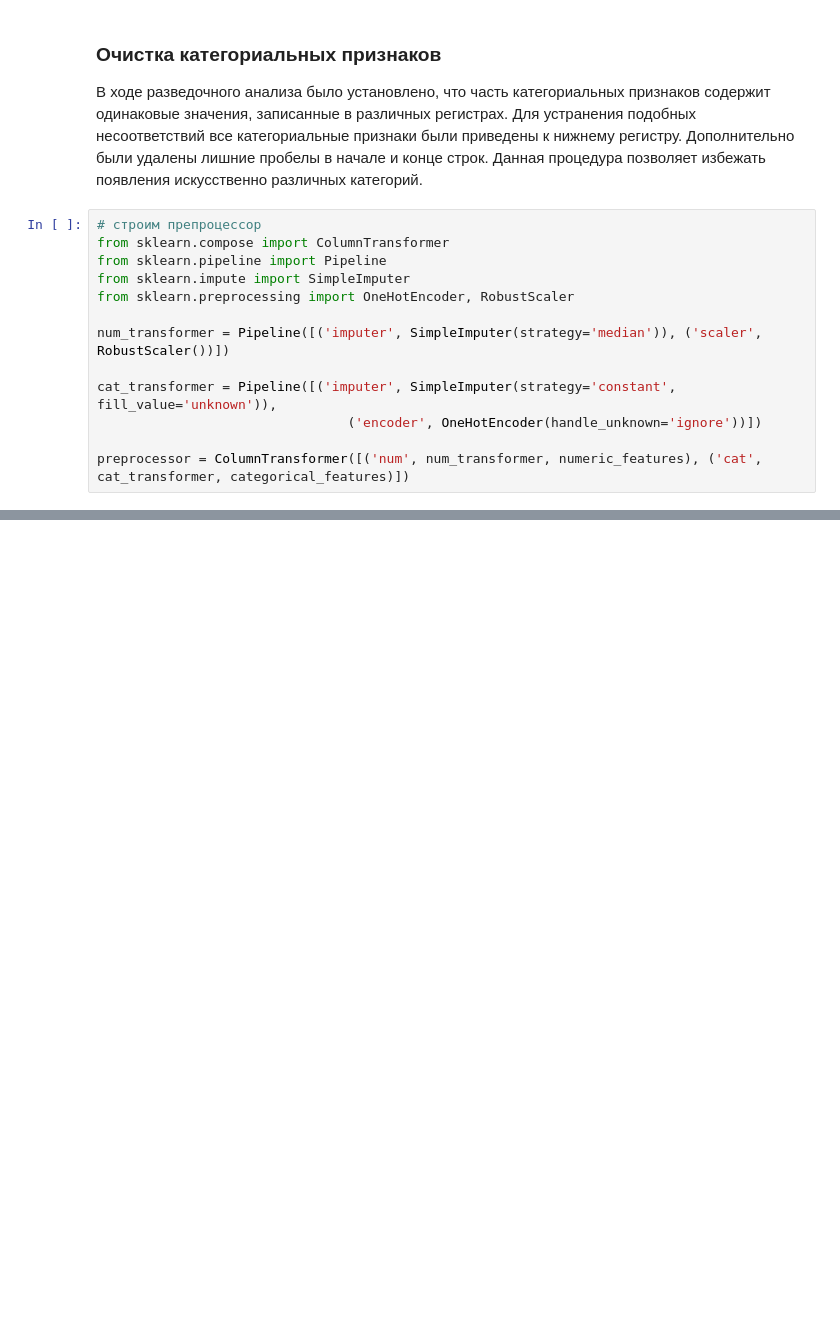
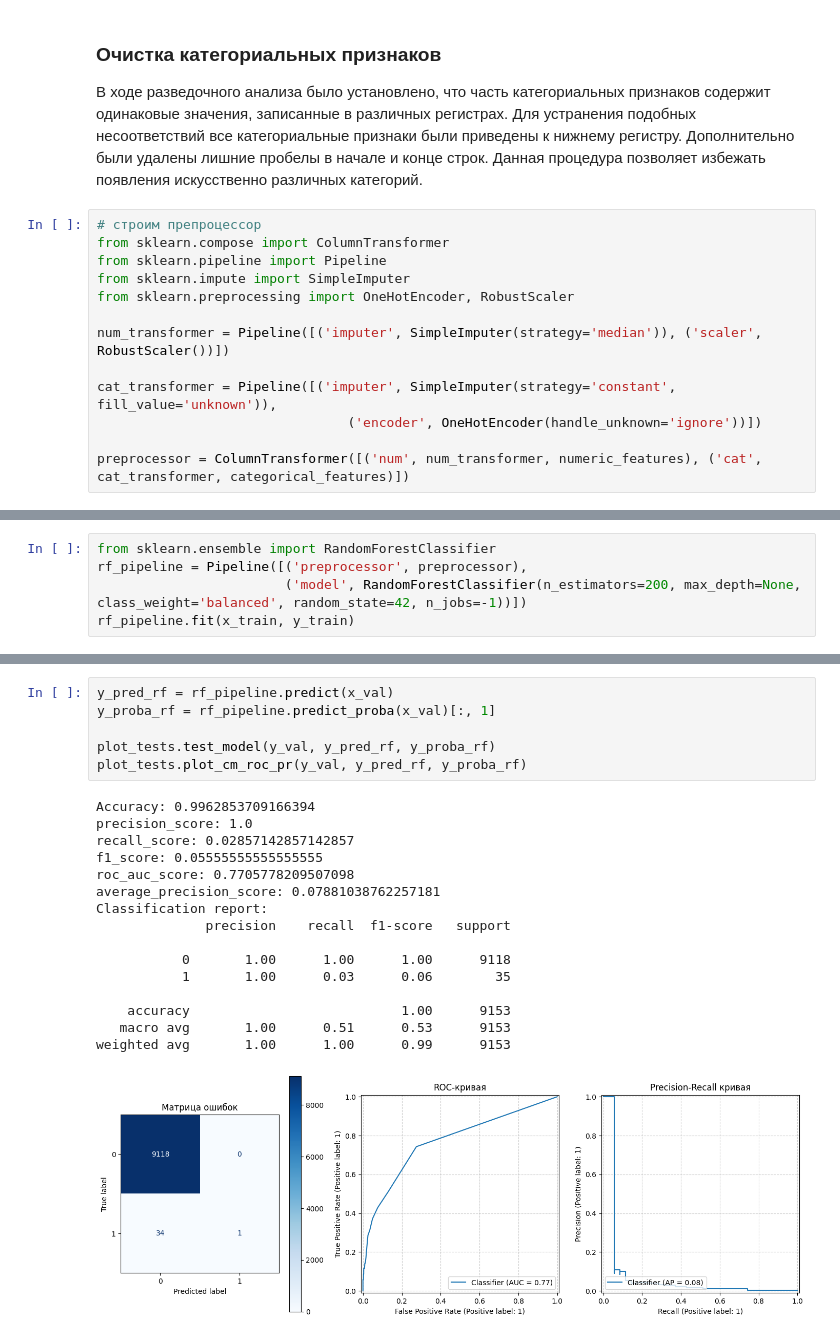
Before and after one commit to VadimTTT/credit_scoring, a Jupyter notebook: explore.ipynb, the cells around one changed output, grey strips where cells are left out. Cells and saved outputs as stored; diff of their text form; blank space fills up the shorter version.

```diff
--- a/explore.ipynb
+++ b/explore.ipynb
@@ -433,0 +519,5 @@ preprocessor = ColumnTransformer([('num', num_transformer, numeric_features), ('
+# %%
+from sklearn.ensemble import RandomForestClassifier
+rf_pipeline = Pipeline([('preprocessor', preprocessor),
+                        ('model', RandomForestClassifier(n_estimators=200, max_depth=None, class_weight='balanced', random_state=42, n_jobs=-1))])
+rf_pipeline.fit(x_train, y_train)
@@ -433,0 +542,23 @@ preprocessor = ColumnTransformer([('num', num_transformer, numeric_features), ('
+# %%
+y_pred_rf = rf_pipeline.predict(x_val)
+y_proba_rf = rf_pipeline.predict_proba(x_val)[:, 1]
+
+plot_tests.test_model(y_val, y_pred_rf, y_proba_rf)
+plot_tests.plot_cm_roc_pr(y_val, y_pred_rf, y_proba_rf)
+# %% [output]
+Accuracy: 0.9962853709166394
+precision_score: 1.0
+recall_score: 0.02857142857142857
+f1_score: 0.05555555555555555
+roc_auc_score: 0.7705778209507098
+average_precision_score: 0.07881038762257181
+Classification report:
+              precision    recall  f1-score   support
+
+           0       1.00      1.00      1.00      9118
+           1       1.00      0.03      0.06        35
+
+    accuracy                           1.00      9153
+   macro avg       1.00      0.51      0.53      9153
+weighted avg       1.00      1.00      0.99      9153
+[figure, added]
```
Also changed, not shown: parts of 16 cells of this notebook.
